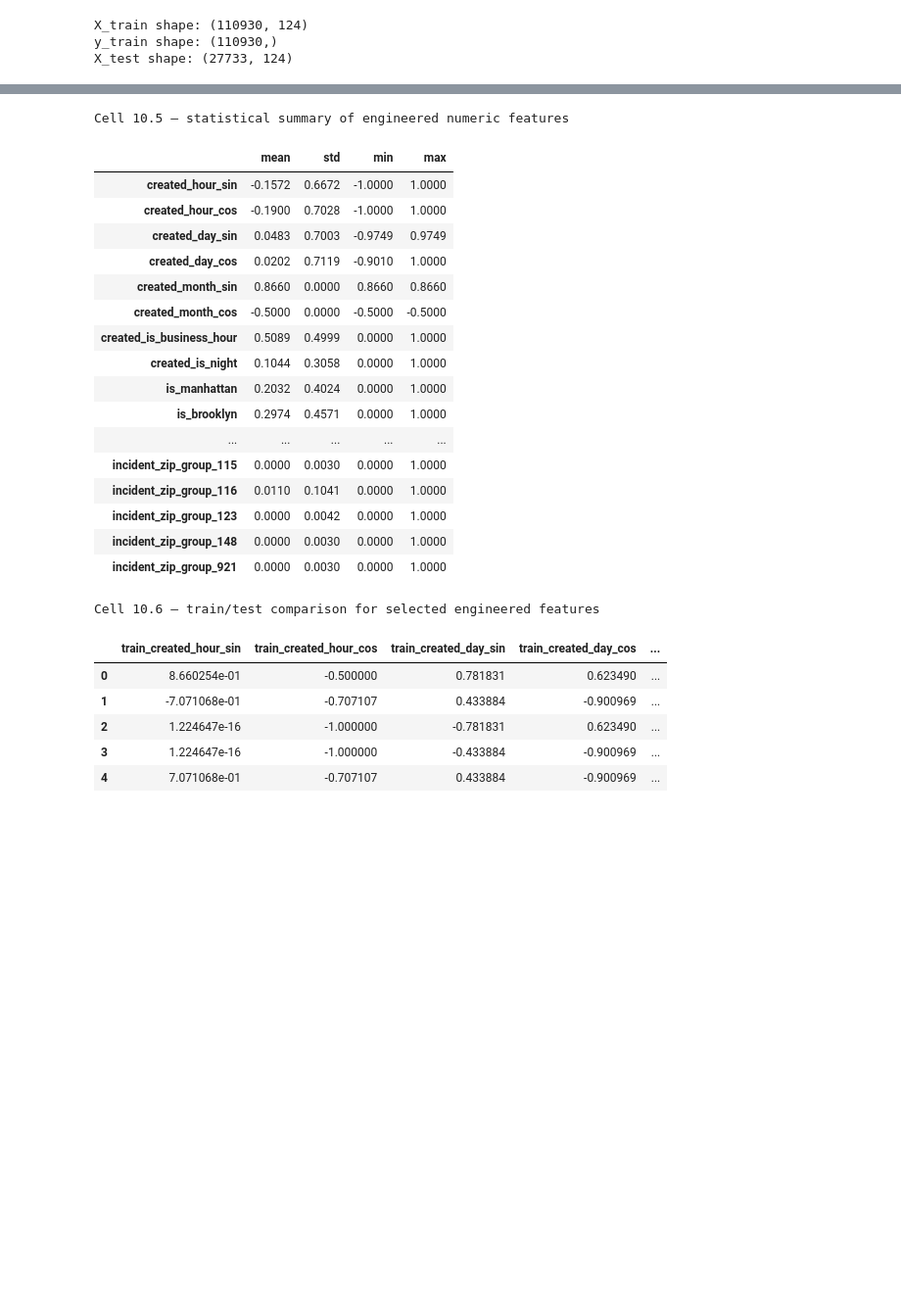
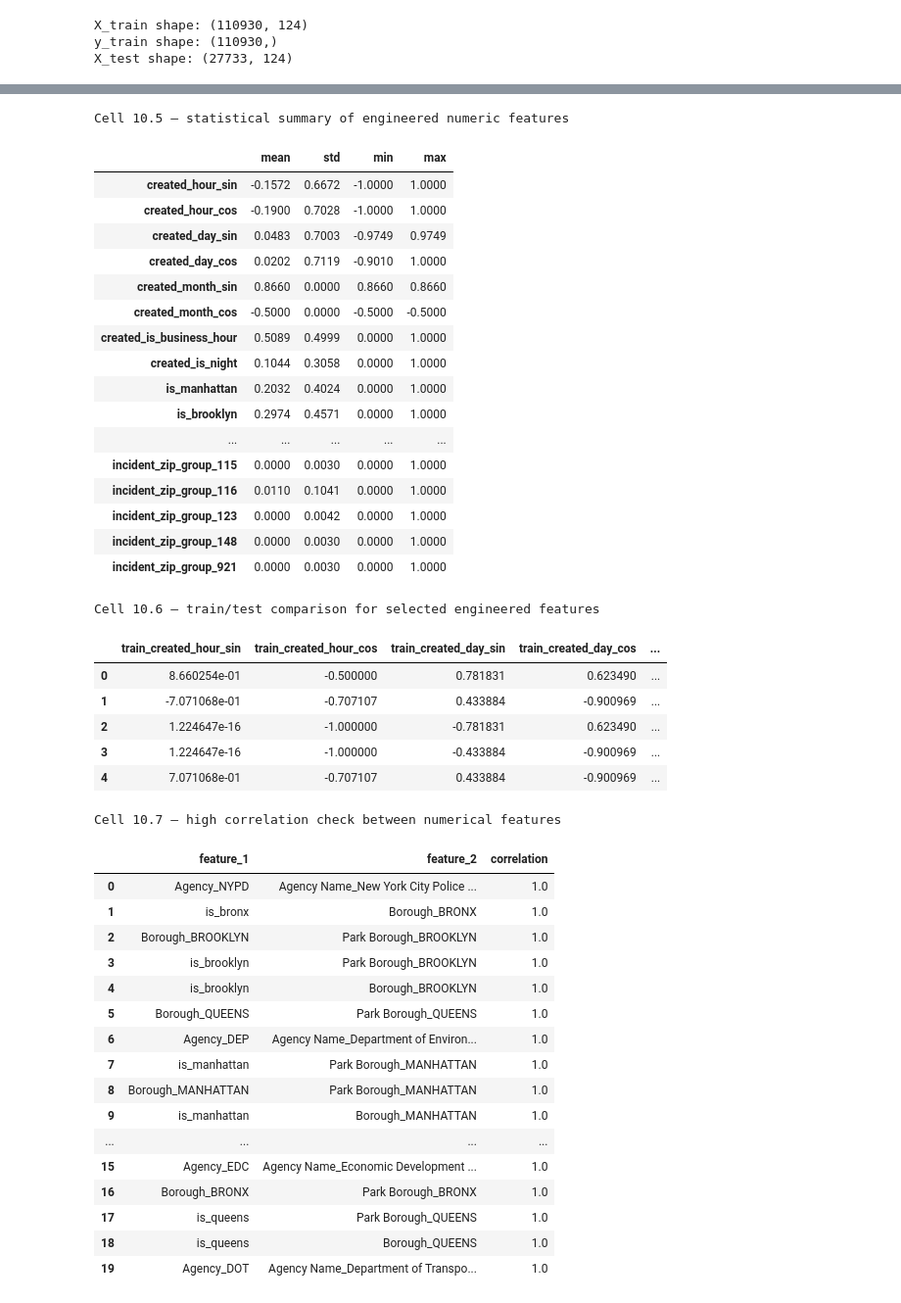
Before and after one commit to LucaPiri/machine-learning-project, a Jupyter notebook: notebooks/03_preprocessing.ipynb, the cells around one changed output, grey strips where cells are left out. Shown at 98% size. Cells and saved outputs as stored; diff of their text form; code cells hidden in the pictures; blank space fills up the shorter version.

Commit message:
Add feature selection notebook with correlation and importance checks

```diff
--- a/notebooks/03_preprocessing.ipynb
+++ b/notebooks/03_preprocessing.ipynb
@@ -617,7 +617,7 @@ X_train shape: (110930, 124)
 y_train shape: (110930,)
 X_test shape: (27733, 124)
 # %%
-# 10) final visualisation
+# 10) visual checks
 
 engineered_features = (
     temporal_features
@@ -733,6 +733,27 @@ comparison_preview = pd.concat(
 )
 
 display(comparison_preview)
+
+print("\nCell 10.7 — high correlation check between numerical features")
+
+numeric_corr = X_train.corr(numeric_only=True).abs()
+
+high_corr_pairs = (
+    numeric_corr
+    .where(np.triu(np.ones(numeric_corr.shape), k=1).astype(bool))
+    .stack()
+    .sort_values(ascending=False)
+    .head(20)
+    .reset_index()
+)
+
+high_corr_pairs.columns = [
+    "feature_1",
+    "feature_2",
+    "correlation"
+]
+
+display(high_corr_pairs)
 # %% [output]
 Cell 10.1 — general feature engineering summary
 engineered features before encoding: 25
@@ -779,30 +800,48 @@ Cell 10.4 — feature quality check after preprocessing and encoding
 | Incident Zip_frequency | 0 | 178 | float64 |
 | Problem (formerly Complaint Type) | 0 | 163 | int64 |
 | Problem (formerly Complaint Type)... | 0 | 119 | float64 |
 | Location Type | 0 | 107 | int64 |
 | Police Precinct | 0 | 78 | int64 |
 Cell 10.5 — statistical summary of engineered numeric features
 |  | mean | std | min | max |
 | created_hour_sin | -0.1572 | 0.6672 | -1.0000 | 1.0000 |
 | created_hour_cos | -0.1900 | 0.7028 | -1.0000 | 1.0000 |
 | created_day_sin | 0.0483 | 0.7003 | -0.9749 | 0.9749 |
 | created_day_cos | 0.0202 | 0.7119 | -0.9010 | 1.0000 |
 | created_month_sin | 0.8660 | 0.0000 | 0.8660 | 0.8660 |
 | created_month_cos | -0.5000 | 0.0000 | -0.5000 | -0.5000 |
 | created_is_business_hour | 0.5089 | 0.4999 | 0.0000 | 1.0000 |
 | created_is_night | 0.1044 | 0.3058 | 0.0000 | 1.0000 |
 | is_manhattan | 0.2032 | 0.4024 | 0.0000 | 1.0000 |
 | is_brooklyn | 0.2974 | 0.4571 | 0.0000 | 1.0000 |
 | ... | ... | ... | ... | ... |
 | incident_zip_group_115 | 0.0000 | 0.0030 | 0.0000 | 1.0000 |
 | incident_zip_group_116 | 0.0110 | 0.1041 | 0.0000 | 1.0000 |
 | incident_zip_group_123 | 0.0000 | 0.0042 | 0.0000 | 1.0000 |
 | incident_zip_group_148 | 0.0000 | 0.0030 | 0.0000 | 1.0000 |
 | incident_zip_group_921 | 0.0000 | 0.0030 | 0.0000 | 1.0000 |
 Cell 10.6 — train/test comparison for selected engineered features
 |  | train_created_hour_sin | train_created_hour_cos | train_created_day_sin | train_created_day_cos | ... |
 | 0 | 8.660254e-01 | -0.500000 | 0.781831 | 0.623490 | ... |
 | 1 | -7.071068e-01 | -0.707107 | 0.433884 | -0.900969 | ... |
 | 2 | 1.224647e-16 | -1.000000 | -0.781831 | 0.623490 | ... |
 | 3 | 1.224647e-16 | -1.000000 | -0.433884 | -0.900969 | ... |
 | 4 | 7.071068e-01 | -0.707107 | 0.433884 | -0.900969 | ... |
+Cell 10.7 — high correlation check between numerical features
+|  | feature_1 | feature_2 | correlation |
+| 0 | Agency_NYPD | Agency Name_New York City Police ... | 1.0 |
+| 1 | is_bronx | Borough_BRONX | 1.0 |
+| 2 | Borough_BROOKLYN | Park Borough_BROOKLYN | 1.0 |
+| 3 | is_brooklyn | Park Borough_BROOKLYN | 1.0 |
+| 4 | is_brooklyn | Borough_BROOKLYN | 1.0 |
+| 5 | Borough_QUEENS | Park Borough_QUEENS | 1.0 |
+| 6 | Agency_DEP | Agency Name_Department of Environ... | 1.0 |
+| 7 | is_manhattan | Park Borough_MANHATTAN | 1.0 |
+| 8 | Borough_MANHATTAN | Park Borough_MANHATTAN | 1.0 |
+| 9 | is_manhattan | Borough_MANHATTAN | 1.0 |
+| ... | ... | ... | ... |
+| 15 | Agency_EDC | Agency Name_Economic Development ... | 1.0 |
+| 16 | Borough_BRONX | Park Borough_BRONX | 1.0 |
+| 17 | is_queens | Park Borough_QUEENS | 1.0 |
+| 18 | is_queens | Borough_QUEENS | 1.0 |
+| 19 | Agency_DOT | Agency Name_Department of Transpo... | 1.0 |
```
Also changed, not shown: 1 other file.
